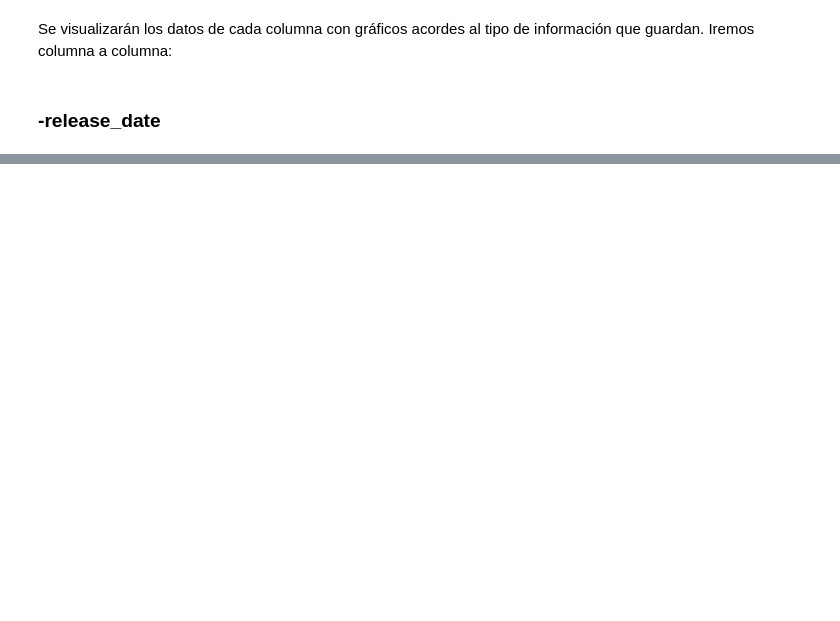
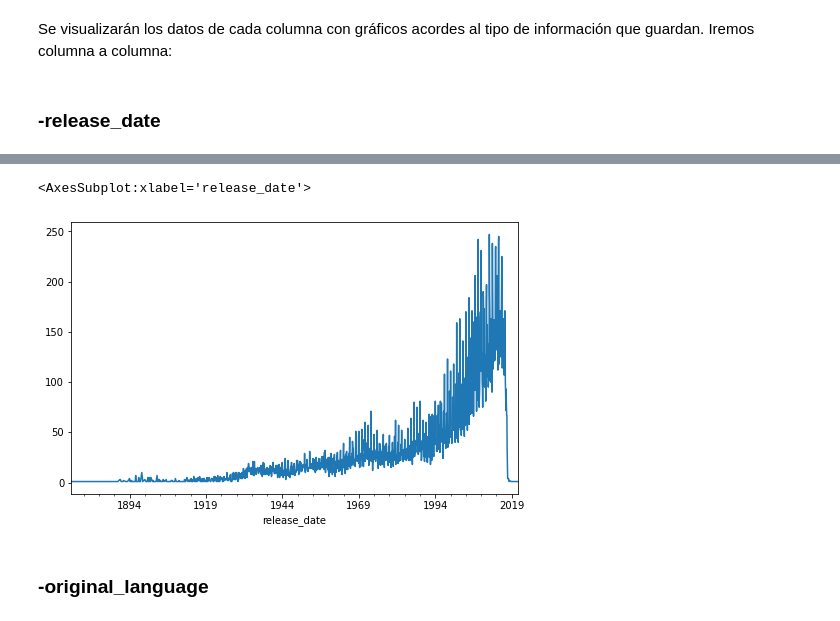
Before and after one commit to JaunIgciona/DataBootcamp_Nov2020, a Jupyter notebook: 4. Proyectos/EDA project/notebooks/data_exploration.ipynb, the cells around one changed output, grey strips where cells are left out. Saved outputs shown, nothing was run; the diff lists cells and outputs as text; code cells hidden in the pictures; blank space fills up the shorter version.

```diff
--- a/4. Proyectos/EDA project/notebooks/data_exploration.ipynb
+++ b/4. Proyectos/EDA project/notebooks/data_exploration.ipynb
@@ -44,0 +74,2 @@ Se visualizarán los datos de cada columna con gráficos acordes al tipo de info
+# %%
+released_movies_Y = movies_df['release_date'].groupby(movies_df.release_date.dt.to_period("M")).agg('count')
@@ -44,0 +135,6 @@ Se visualizarán los datos de cada columna con gráficos acordes al tipo de info
+# %%
+plt.figure(figsize=(8,5))
+released_movies_Y.plot()
+# %% [output]
+<AxesSubplot:xlabel='release_date'>
+[figure, added]
@@ -44,0 +143,2 @@ Se visualizarán los datos de cada columna con gráficos acordes al tipo de info
+# %% [markdown]
+### -original_language
```
Also changed, not shown: parts of 23 cells of this notebook, 2 other files.
